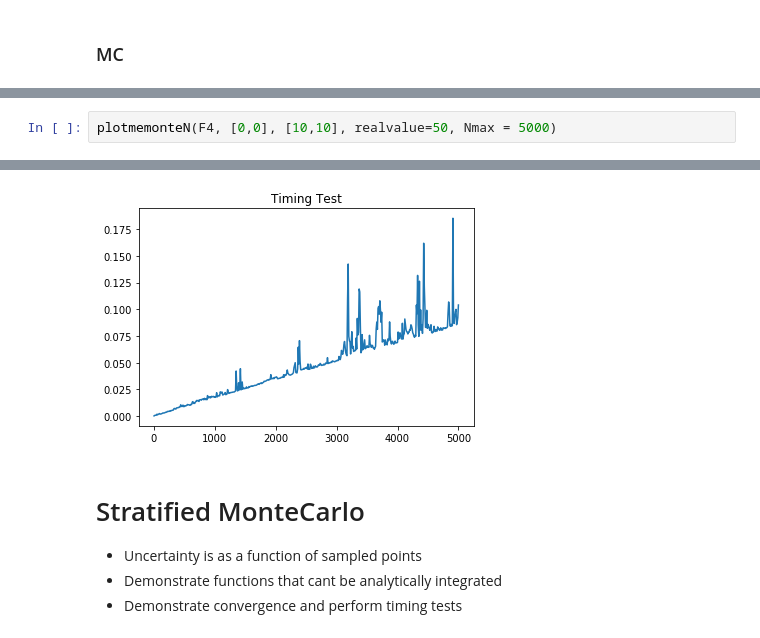
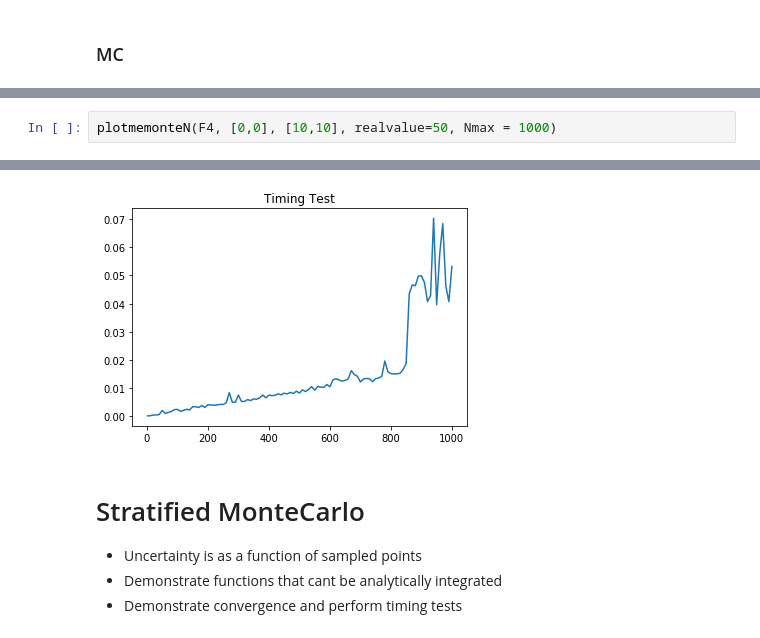
Before and after one commit to xlr91/Integration-Methods-PP, a Jupyter notebook: Stuff for Lab Report.ipynb, the cells around one changed output, grey strips where cells are left out. Saved outputs shown, nothing was run; the diff lists cells and outputs as text.

```diff
--- a/Stuff for Lab Report.ipynb
+++ b/Stuff for Lab Report.ipynb
@@ -675,3 +809,3 @@ def plotmemonteN(C, a, b, Nmax = 500, Ndiffs = 10, realvalue = None):
 # %%
-plotmemonteN(F4, [0,0], [10,10], realvalue=50, Nmax = 5000)
+plotmemonteN(F4, [0,0], [10,10], realvalue=50, Nmax = 1000)
 # %% [output]
@@ -680,4 +814,4 @@ plotmemonteN(F4, [0,0], [10,10], realvalue=50, Nmax = 5000)
-[figure, old version]
+[figure, new version]
 # %% [markdown]
 # Stratified MonteCarlo
 - Uncertainty is as a function of sampled points
```
Also changed, not shown: parts of 30 cells of this notebook, 4 other files.
